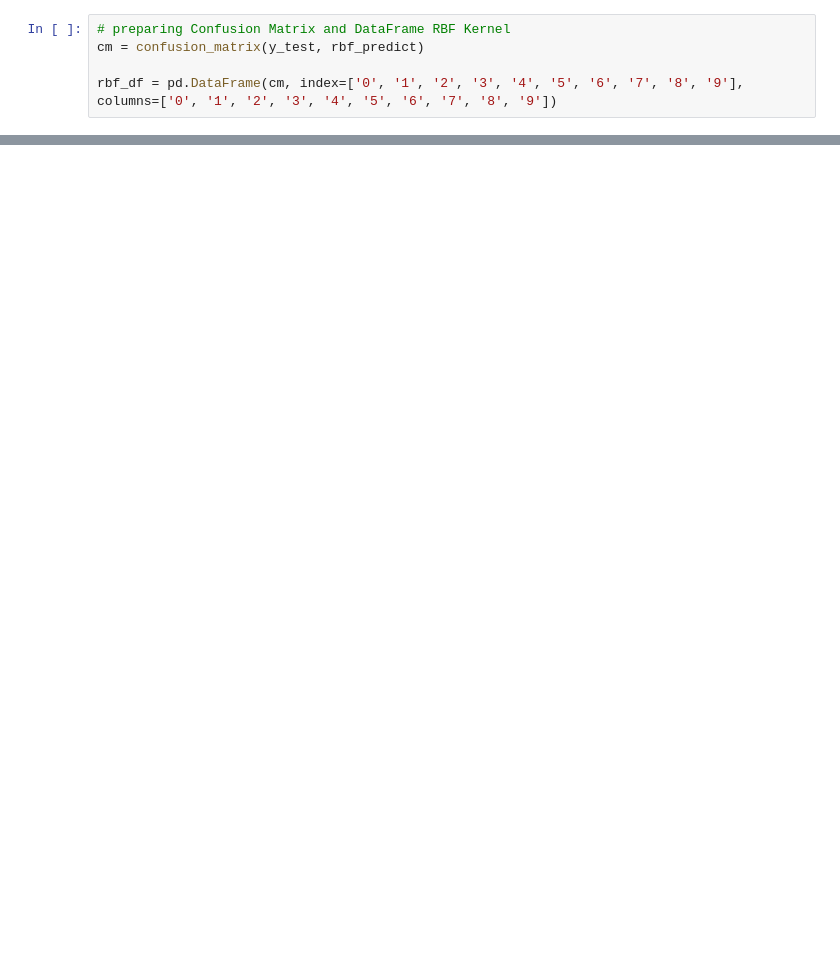
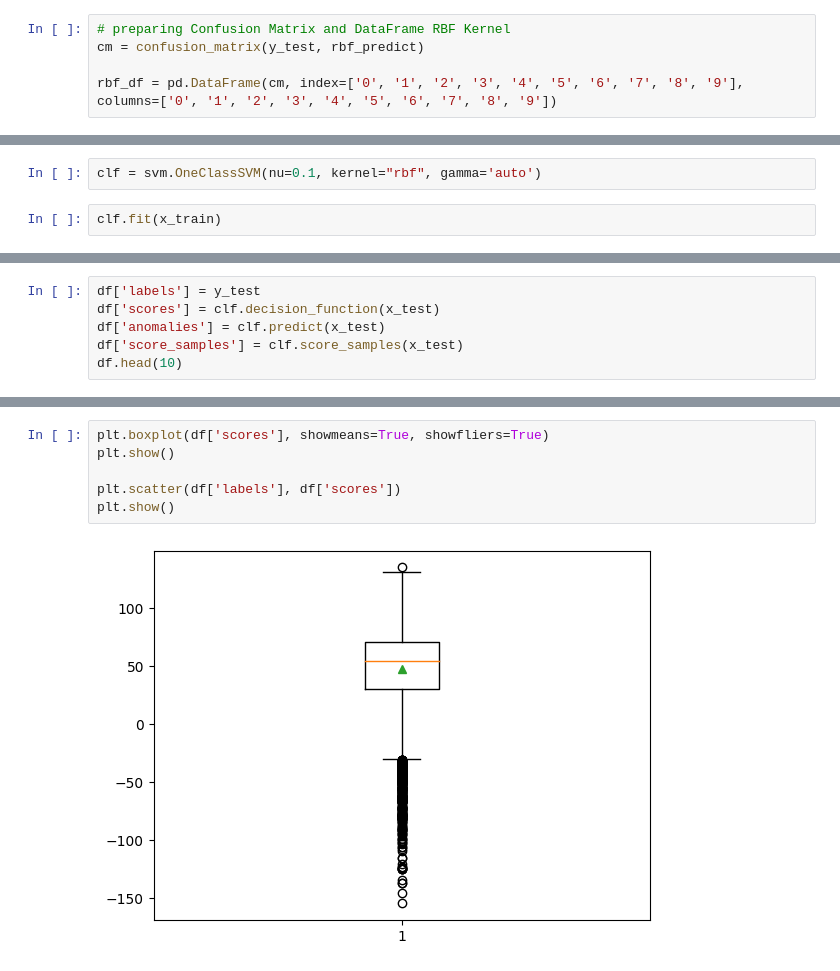
Before and after one commit to HeadBangZ/MasterThesis, a Jupyter notebook: mnist/svm/svm.ipynb, the cells around one changed output, grey strips where cells are left out. Saved outputs shown, nothing was run; the diff lists cells and outputs as text; blank space fills up the shorter version.

```diff
--- a/mnist/svm/svm.ipynb
+++ b/mnist/svm/svm.ipynb
@@ -133,0 +147,4 @@ plt.show()
+# %%
+clf = svm.OneClassSVM(nu=0.1, kernel="rbf", gamma='auto')
+# %%
+clf.fit(x_train)
@@ -133,0 +163,6 @@ plt.show()
+# %%
+df['labels'] = y_test
+df['scores'] = clf.decision_function(x_test)
+df['anomalies'] = clf.predict(x_test)
+df['score_samples'] = clf.score_samples(x_test)
+df.head(10)
@@ -133,0 +244,8 @@ plt.show()
+# %%
+plt.boxplot(df['scores'], showmeans=True, showfliers=True)
+plt.show()
+
+plt.scatter(df['labels'], df['scores'])
+plt.show()
+# %% [output]
+[figure, added]
```
Also changed, not shown: parts of 20 cells of this notebook, 9 other files.
